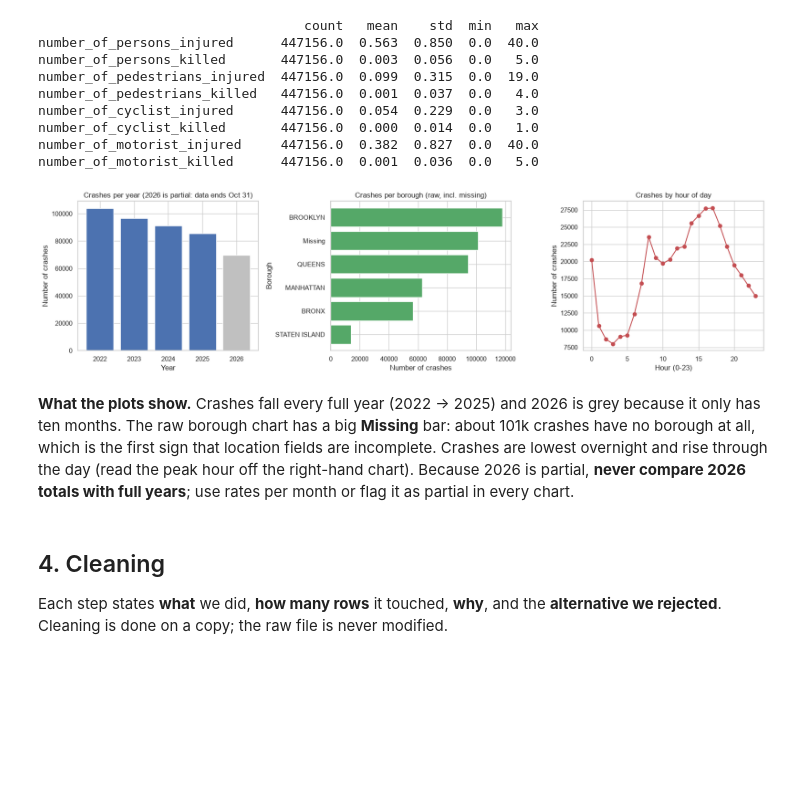
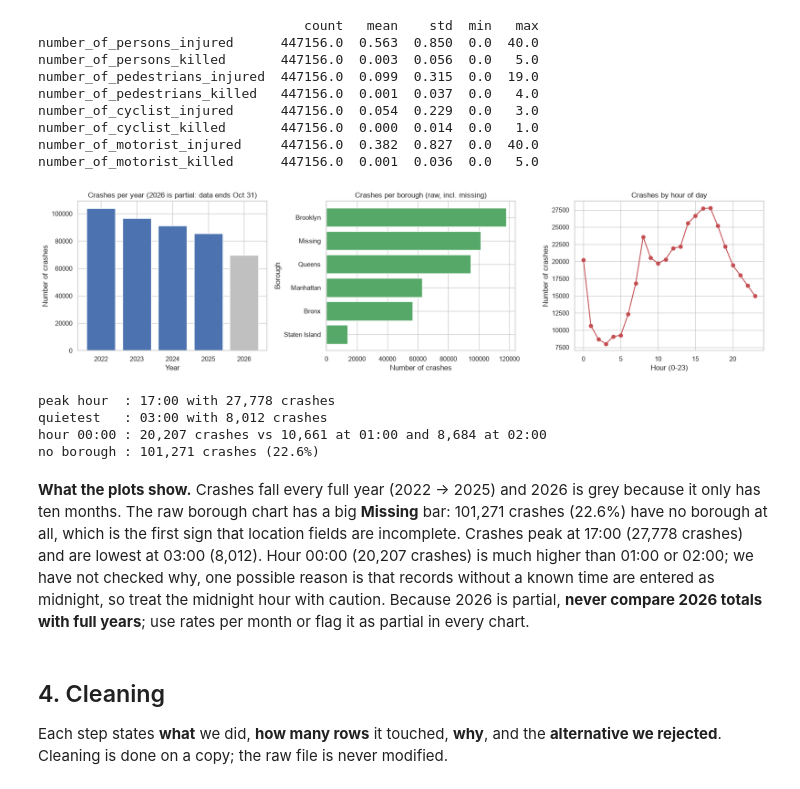
Before and after one commit to Sanad-Manga/NYC-Build-And-Crash, a Jupyter notebook: 02_collisions_eda_cleaning.ipynb, the cells around one changed output. Drawn from its saved outputs; the diff is of its cells as text; code cells hidden in the pictures; blank space fills up the shorter version.

Commit message:
Fix PR review findings: Title Case boroughs, raw-only input, safe download cache, verified numbers, peak hour, prompts cell
Co-Authored-By: Claude Sonnet 5.5 <noreply@anthropic.com>

```diff
--- a/02_collisions_eda_cleaning.ipynb
+++ b/02_collisions_eda_cleaning.ipynb
@@ -60,9 +59,13 @@ def pull_all():
     return pd.concat(frames, ignore_index=True)
 
 if not RAW.exists():
-    pull_all().to_csv(RAW, index=False)
+    # Write to a temporary file first and rename only after the full pull succeeded,
+    # so an interrupted download can never leave a half-written collisions_raw.csv behind.
+    TMP = RAW.with_name(RAW.name + ".tmp")
+    pull_all().to_csv(TMP, index=False)
+    TMP.replace(RAW)
 
-source = STEP1 if STEP1.exists() else RAW
+source = RAW
 df = pd.read_csv(source, dtype={"zip_code": str, "collision_id": str})
 print("Loaded from:", source)
 raw_rows = len(df)
@@ -146,28 +149,39 @@ number_of_motorist_killed      447156.0  0.001  0.036  0.0   5.0
 # %%
 df["_date"] = pd.to_datetime(df["crash_date"])
 df["_year"] = df["_date"].dt.year
 df["_hour"] = df["crash_time"].str.split(":").str[0].astype(int)
 
 fig, axes = plt.subplots(1, 3, figsize=(17, 4.5))
 
 yearly = df["_year"].value_counts().sort_index()
 colors = ["#4c72b0"] * (len(yearly) - 1) + ["#c0c0c0"]          # grey = partial year
 axes[0].bar(yearly.index.astype(str), yearly.values, color=colors)
 axes[0].set(title="Crashes per year (2026 is partial: data ends Oct 31)", xlabel="Year", ylabel="Number of crashes")
 
 bor = df["borough"].value_counts(dropna=False)
-bor.index = bor.index.fillna("Missing")
+bor.index = bor.index.fillna("Missing").str.title()      # display labels in Title Case, same as housing
 axes[1].barh(bor.index[::-1], bor.values[::-1], color="#55a868")
 axes[1].set(title="Crashes per borough (raw, incl. missing)", xlabel="Number of crashes", ylabel="Borough")
 
 hour = df["_hour"].value_counts().sort_index()
 axes[2].plot(hour.index, hour.values, marker="o", color="#c44e52")
 axes[2].set(title="Crashes by hour of day", xlabel="Hour (0-23)", ylabel="Number of crashes")
 plt.tight_layout(); plt.show()
 # %% [output]
-[figure, old version]
+[figure, new version]
+# %%
+peak_hour, quiet_hour = hour.idxmax(), hour.idxmin()
+print(f"peak hour  : {peak_hour:02d}:00 with {hour.max():,} crashes")
+print(f"quietest   : {quiet_hour:02d}:00 with {hour.min():,} crashes")
+print(f"hour 00:00 : {hour[0]:,} crashes vs {hour[1]:,} at 01:00 and {hour[2]:,} at 02:00")
+print(f"no borough : {int(df['borough'].isna().sum()):,} crashes ({df['borough'].isna().mean():.1%})")
+# %% [output]
+peak hour  : 17:00 with 27,778 crashes
+quietest   : 03:00 with 8,012 crashes
+hour 00:00 : 20,207 crashes vs 10,661 at 01:00 and 8,684 at 02:00
+no borough : 101,271 crashes (22.6%)
 # %% [markdown]
-**What the plots show.** Crashes fall every full year (2022 -> 2025) and 2026 is grey because it only has ten months. The raw borough chart has a big **Missing** bar: about 101k crashes have no borough at all, which is the first sign that location fields are incomplete. Crashes are lowest overnight and rise through the day (read the peak hour off the right-hand chart). Because 2026 is partial, **never compare 2026 totals with full years**; use rates per month or flag it as partial in every chart.
+**What the plots show.** Crashes fall every full year (2022 -> 2025) and 2026 is grey because it only has ten months. The raw borough chart has a big **Missing** bar: 101,271 crashes (22.6%) have no borough at all, which is the first sign that location fields are incomplete. Crashes peak at 17:00 (27,778 crashes) and are lowest at 03:00 (8,012). Hour 00:00 (20,207 crashes) is much higher than 01:00 or 02:00; we have not checked why, one possible reason is that records without a known time are entered as midnight, so treat the midnight hour with caution. Because 2026 is partial, **never compare 2026 totals with full years**; use rates per month or flag it as partial in every chart.
 # %% [markdown]
 ## 4. Cleaning
 
```
Also changed, not shown: parts of 10 cells of this notebook.
